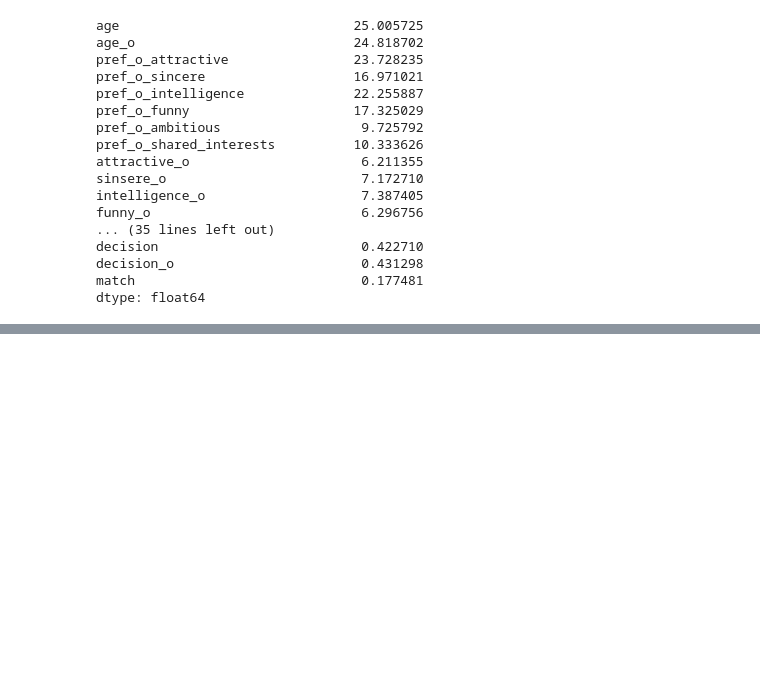
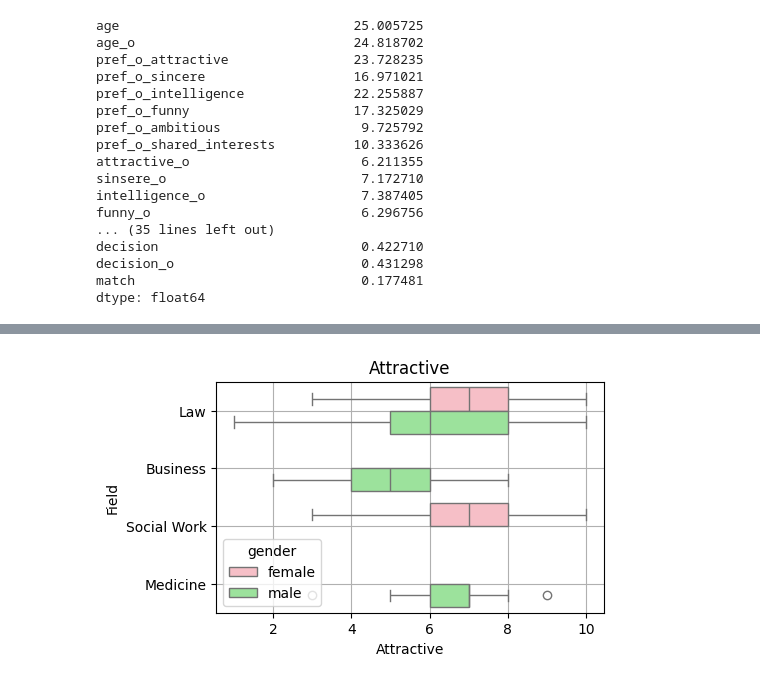
Before and after one commit to yunusov02/data_analysis, a Jupyter notebook: train-pandas/pandas.ipynb, the cells around one changed output, grey strips where cells are left out. Saved outputs shown, nothing was run; the diff lists cells and outputs as text; code cells hidden in the pictures; blank space fills up the shorter version.

```diff
--- a/train-pandas/pandas.ipynb
+++ b/train-pandas/pandas.ipynb
@@ -374,0 +442,20 @@ dtype: float64
+# %%
+fig = plt.figure(figsize=(5, 3))
+
+boxplot = sns.boxplot(
+    x=top5field['attractive_o'],
+    y=top5field['field'],
+    hue=top5field['gender'],
+    orient='h',
+    palette= {
+        "female": "lightpink",
+        "male": "lightgreen"
+    }
+)
+
+boxplot.set_title('Attractive')
+boxplot.set_xlabel("Attractive")
+boxplot.set_ylabel("Field")
+boxplot.grid()
+# %% [output]
+[figure, added]
```
Also changed, not shown: parts of 21 cells of this notebook.
